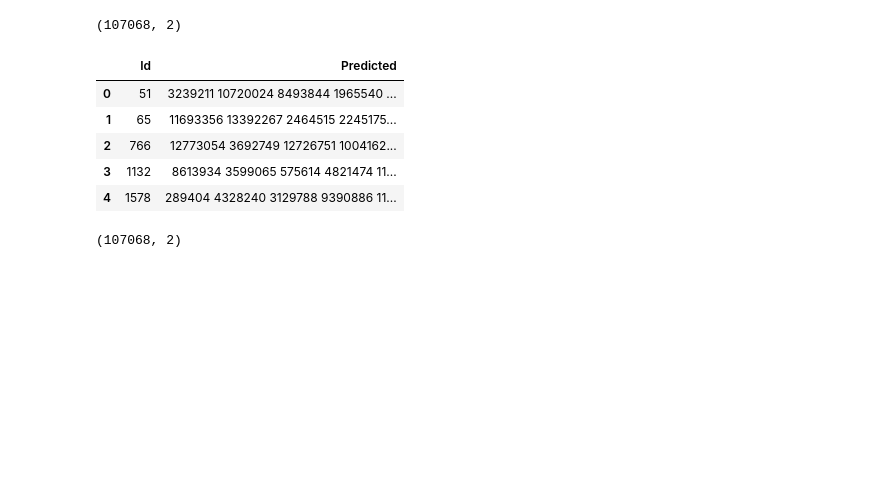
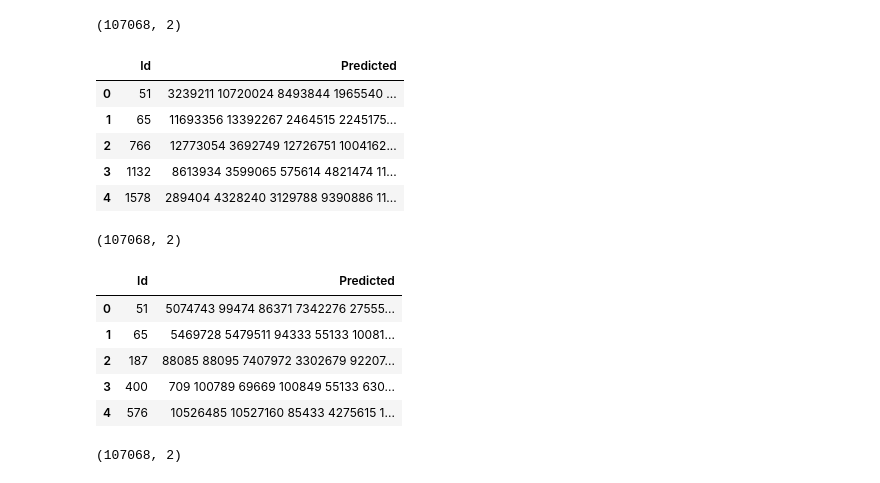
Before and after one commit to egorgladin/goods_prediction, a Jupyter notebook: goods_prediction.ipynb, the cells around one changed output. Cells and saved outputs as stored; diff of their text form; code cells hidden in the pictures; blank space fills up the shorter version.

Commit message:
Cosine model

```diff
--- a/goods_prediction.ipynb
+++ b/goods_prediction.ipynb
@@ -156,6 +184,18 @@ sample_sub.head()
 | 2 | 766 | 12773054 3692749 12726751 1004162... |
 | 3 | 1132 | 8613934 3599065 575614 4821474 11... |
 | 4 | 1578 | 289404 4328240 3129788 9390886 11... |
+# %%
+cosine_submission = pd.read_csv("submission_cosine.csv")
+print(cosine_submission.shape)
+cosine_submission.head()
+# %% [output]
+(107068, 2)
+|  | Id | Predicted |
+| 0 | 51 | 5074743 99474 86371 7342276 27555... |
+| 1 | 65 | 5469728 5479511 94333 55133 10081... |
+| 2 | 187 | 88085 88095 7407972 3302679 92207... |
+| 3 | 400 | 709 100789 69669 100849 55133 630... |
+| 4 | 576 | 10526485 10527160 85433 4275615 1... |
 # %%
 popularity_submission = pd.read_csv("submission_popularity.csv")
 print(popularity_submission.shape)
```
Also changed, not shown: parts of 8 cells of this notebook.
